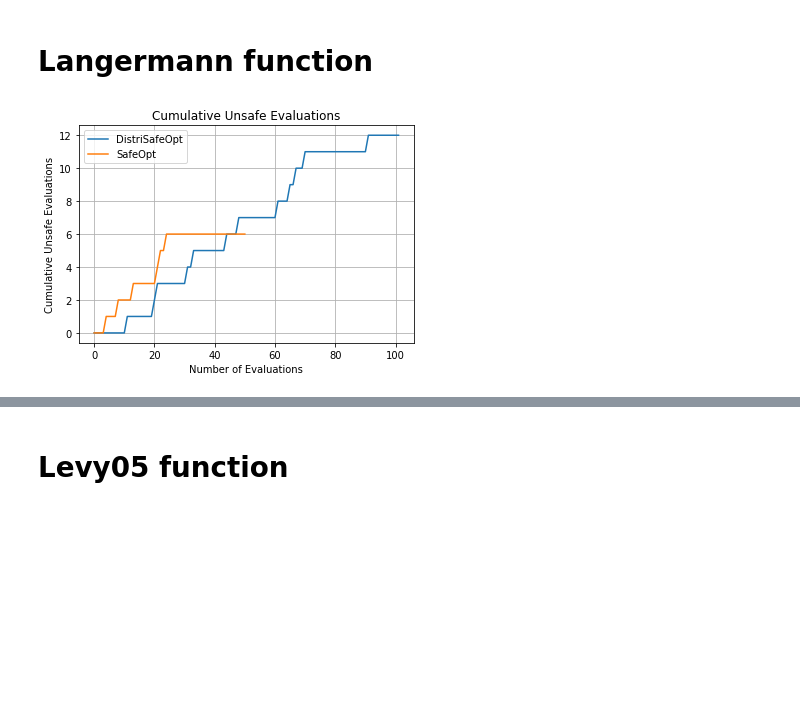
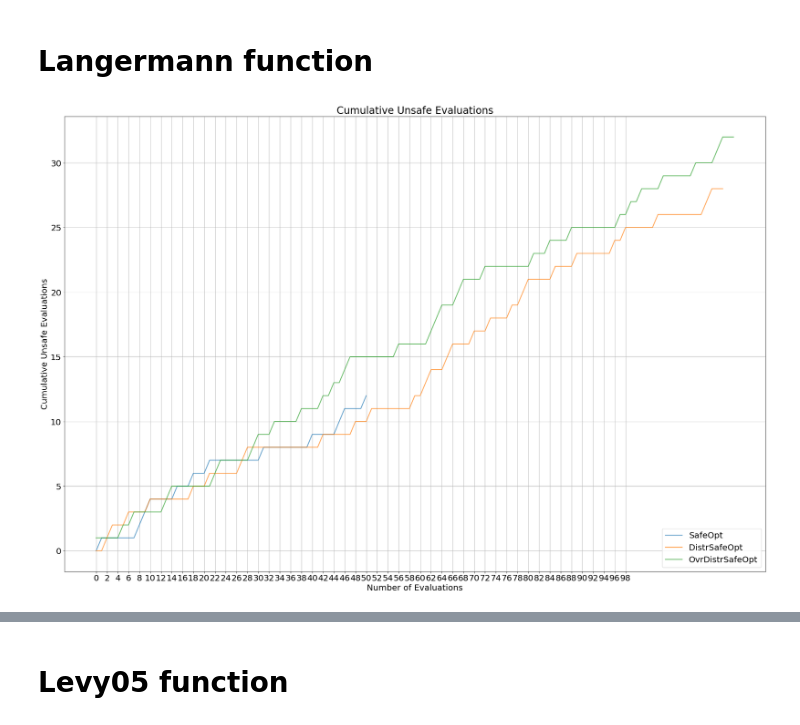
Before and after one commit to ShivaprasadNadagoudr/distributed-safe-bo, a Jupyter notebook: source/dbo.ipynb, the cells around one changed output, grey strips where cells are left out. Cells and saved outputs as stored; diff of their text form; code cells hidden in the pictures; blank space fills up the shorter version.

```diff
--- a/source/dbo.ipynb
+++ b/source/dbo.ipynb
@@ -1,5 +1,10 @@
 # %%
 import pandas as pd
 import numpy as np
+import matplotlib as mpl
 import matplotlib.pyplot as plt
 import objective_functions as obj_fun
+
+mpl.rcParams["figure.figsize"] = (30.0, 20.0)
+mpl.rcParams["font.size"] = 20
+mpl.rcParams["lines.markersize"] = 20
@@ -74,61 +95,83 @@ plt.show()
 # %% [markdown]
 # Langermann function
 # %%
-df1 = pd.read_csv("../results/langermann_function/langermann_function_02_Jan_2022_01_31_35.csv")
-df2 = pd.read_csv("../results/langermann_function/langermann_function_sbo_02_Jan_2022_10_03_53.csv")
+df_sbo = pd.read_csv("../results/langermann_function/langermann_function_sbo_21_Mar_2022_14_51_30.csv")
+df_dbo = pd.read_csv("../results/langermann_function/langermann_function_dbo_21_Mar_21_18_11_log.csv")
+df_ovr = pd.read_csv("../results/langermann_function/langermann_function_ovr_21_Mar_16_14_09_log.csv")
 
 # cumulative unsafe evaluations
-unsafe1 = []
-for unsafety in df1.y < obj_fun.LANGERMANN_FUNCTION_THRESHOLD:
+unsafe_sbo = []
+for unsafety in df_sbo.y < obj_fun.LANGERMANN_FUNCTION_THRESHOLD:
     if unsafety:
-        unsafe1.append(1)
+        unsafe_sbo.append(1)
     else:
-        unsafe1.append(0)
+        unsafe_sbo.append(0)
 
-unsafe1 = np.array(unsafe1)
+unsafe_sbo = np.array(unsafe_sbo)
 plt.xlabel("Number of Evaluations")
 plt.ylabel("Cumulative Unsafe Evaluations")
 plt.title("Cumulative Unsafe Evaluations")
 plt.grid(True)
-plt.plot(np.cumsum(unsafe1))
+plt.plot(np.cumsum(unsafe_sbo), linewidth=2.0, alpha=0.7)
 
-unsafe2 = []
-for unsafety in df2.y < obj_fun.LANGERMANN_FUNCTION_THRESHOLD:
+unsafe_dbo = []
+for unsafety in df_dbo.y < obj_fun.LANGERMANN_FUNCTION_THRESHOLD:
     if unsafety:
-        unsafe2.append(1)
+        unsafe_dbo.append(1)
     else:
-        unsafe2.append(0)
-unsafe2 = np.array(unsafe2)
-plt.plot(np.cumsum(unsafe2))
-plt.legend(["DistriSafeOpt", "SafeOpt"], loc="upper left")
-plt.savefig("langermann-cum-unsafe.pdf", format="pdf")
+        unsafe_dbo.append(0)
+unsafe_dbo = np.array(unsafe_dbo)
+plt.plot(np.cumsum(unsafe_dbo), linewidth=2.0, alpha=0.7)
+
+unsafe_ovr = []
+for unsafety in df_ovr.y < obj_fun.LANGERMANN_FUNCTION_THRESHOLD:
+    if unsafety:
+        unsafe_ovr.append(1)
+    else:
+        unsafe_ovr.append(0)
+unsafe_ovr = np.array(unsafe_ovr)
+plt.plot(np.cumsum(unsafe_ovr), linewidth=2.0, alpha=0.7)
+
+plt.legend(["SafeOpt", "DistrSafeOpt", "OvrDistrSafeOpt"], loc="lower right")
+# plt.savefig("../results/langermann_function/langermann-cum-unsafe.pdf", format="pdf")
+plt.xticks(np.arange(0,100,2))
 plt.show()
 
-
 # achieved maxima
-maxima1 = []
-maximum = df1.y[0]
-for y in df1.y:
+maxima_sbo = []
+maximum = df_sbo.y[0]
+for y in df_sbo.y:
     if y > maximum:
         maximum = y
-    maxima1.append(maximum)
-maxima1 = np.array(maxima1)
+    maxima_sbo.append(maximum)
+maxima_sbo = np.array(maxima_sbo)
 plt.xlabel("Number of Evaluations")
-plt.ylabel("f(x_i)")
+plt.ylabel("f(x)")
 plt.title("Achieved Maxima")
 plt.grid(True)
-plt.plot(maxima1)
+plt.plot(maxima_sbo, linewidth=2.0, alpha=0.7)
 
-maxima2 = []
-maximum = df2.y[0]
-for y in df2.y:
+maxima_dbo = []
+maximum = df_dbo.y[0]
+for y in df_dbo.y:
     if y > maximum:
         maximum = y
-    maxima2.append(maximum)
-maxima2 = np.array(maxima2)
-plt.plot(maxima2)
-plt.legend(["DistriSafeOpt", "SafeOpt"], loc="upper left")
-plt.savefig("langermann-maxima.pdf", format="pdf")
+    maxima_dbo.append(maximum)
+maxima_dbo = np.array(maxima_dbo)
+plt.plot(maxima_dbo, linewidth=2.0, alpha=0.7)
+
+maxima_ovr = []
+maximum = df_ovr.y[0]
+for y in df_ovr.y:
+    if y > maximum:
+        maximum = y
+    maxima_ovr.append(maximum)
+maxima_ovr = np.array(maxima_ovr)
+plt.plot(maxima_ovr, linewidth=2.0, alpha=0.7)
+
+plt.legend(["SafeOpt", "DistrSafeOpt", "OvrDistrSafeOpt"], loc="lower right")
+# plt.savefig("../results/langermann_function/langermann-maxima.pdf", format="pdf")
+plt.xticks(np.arange(0,100,2))
 plt.show()
 # %% [output]
-[figure, old version]
+[figure, new version]
```
Also changed, not shown: parts of 7 cells of this notebook, 40 other files.
